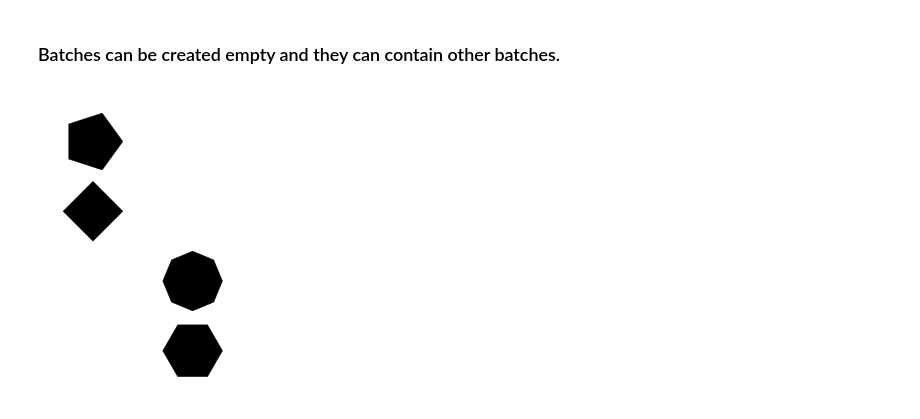
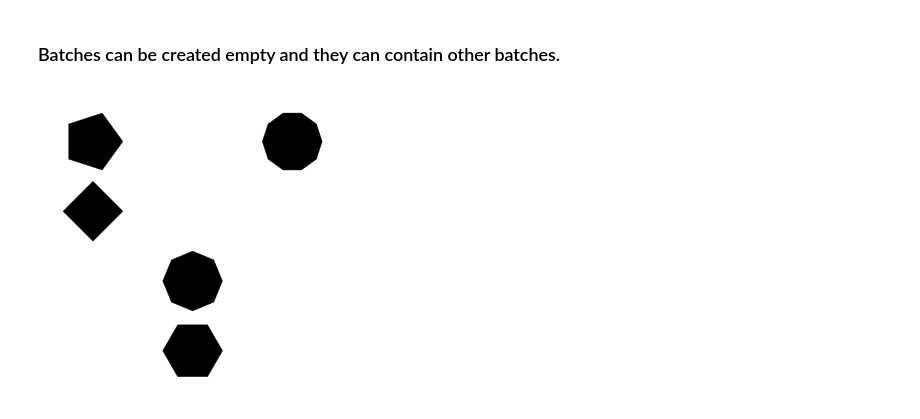
Before and after one commit to mekanimo/simetri, a Jupyter notebook: docs/working_with_batches.ipynb, the cells around one changed output. Saved outputs shown, nothing was run; the diff lists cells and outputs as text; code cells hidden in the pictures.

```diff
--- a/docs/working_with_batches.ipynb
+++ b/docs/working_with_batches.ipynb
@@ -94,23 +94,26 @@ canvas.display()
 # %%
 import simetri.graphics as sg
 
 canvas = sg.Canvas()
 
 hex = sg.reg_poly_shape((0, 0), 6, 30)
 oct = sg.reg_poly_shape((0, 70), 8, 30)
 sqr = sg.reg_poly_shape((0, 140), 4, 30)
 pent = sg.reg_poly_shape((0, 210), 5, 30)
 deca = sg.reg_poly_shape((200, 210), 10, 30)
 
 batch1 = sg.Batch() # empty batch
 batch1.extend([hex, oct])
 batch2 = sg.Batch([sqr, pent])
 
 all_polygons = sg.Batch([batch1, batch2]) # a batch of batches
 all_polygons[0].translate(100, 0) # translate the first batch
 
+all_polygons.append(deca) # add a new shape to the batch of batches
+# now all_polygons contain two batches and one shape
+
 canvas.draw(all_polygons)
 
 canvas.display()
 # %% [output]
-[figure, old version]
+[figure, new version]
```
